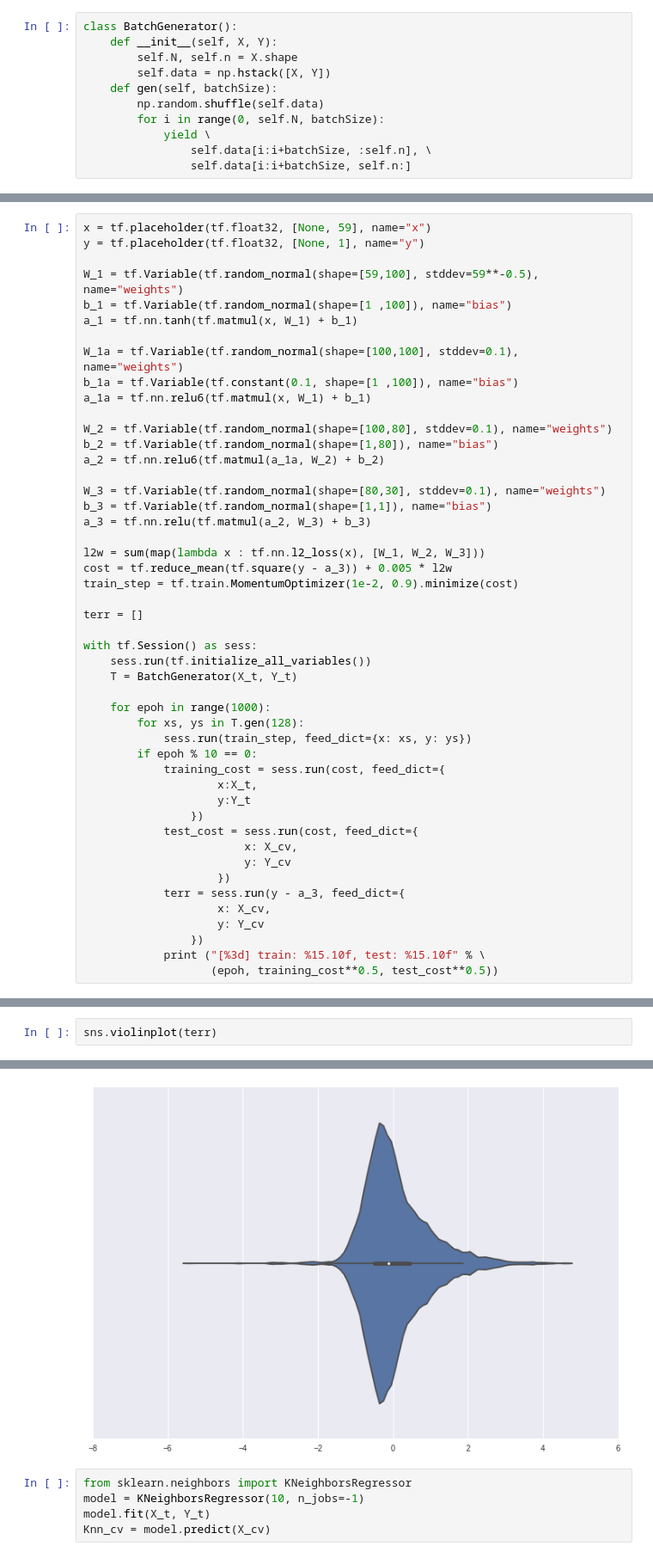
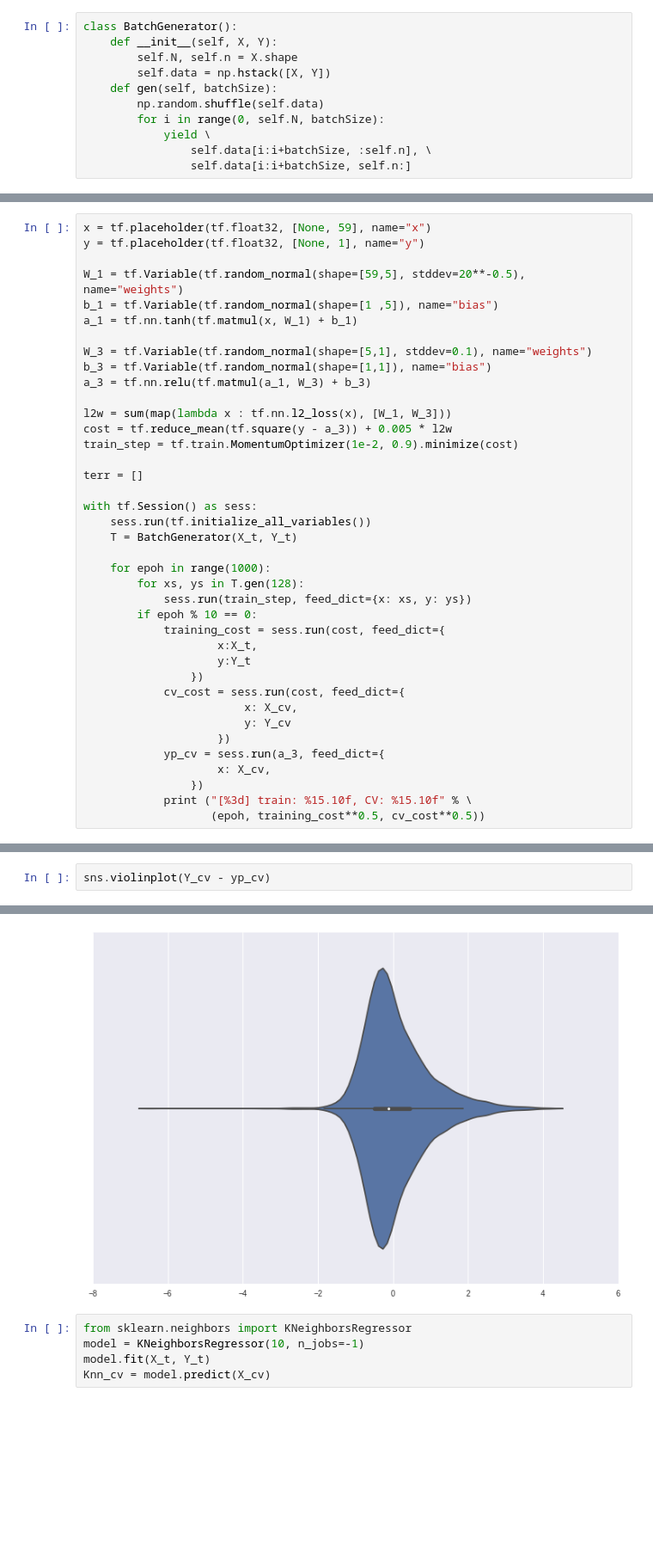
Before and after one commit to nmiculinic/IART-practical, a Jupyter notebook: NN running.ipynb, the cells around one changed output, grey strips where cells are left out. Shown: that part at 86% size. Cells and saved outputs as stored; diff of their text form; blank space fills up the shorter version.

```diff
--- a/NN running.ipynb
+++ b/NN running.ipynb
@@ -66,23 +54,15 @@ for x, y in G.gen(5):
 x = tf.placeholder(tf.float32, [None, 59], name="x")
 y = tf.placeholder(tf.float32, [None, 1], name="y")
 
-W_1 = tf.Variable(tf.random_normal(shape=[59,100], stddev=59**-0.5), name="weights")
-b_1 = tf.Variable(tf.random_normal(shape=[1 ,100]), name="bias")
+W_1 = tf.Variable(tf.random_normal(shape=[59,5], stddev=20**-0.5), name="weights")
+b_1 = tf.Variable(tf.random_normal(shape=[1 ,5]), name="bias")
 a_1 = tf.nn.tanh(tf.matmul(x, W_1) + b_1)
 
-W_1a = tf.Variable(tf.random_normal(shape=[100,100], stddev=0.1), name="weights")
-b_1a = tf.Variable(tf.constant(0.1, shape=[1 ,100]), name="bias")
-a_1a = tf.nn.relu6(tf.matmul(x, W_1) + b_1)
+W_3 = tf.Variable(tf.random_normal(shape=[5,1], stddev=0.1), name="weights")
+b_3 = tf.Variable(tf.random_normal(shape=[1,1]), name="bias")
+a_3 = tf.nn.relu(tf.matmul(a_1, W_3) + b_3)
 
-W_2 = tf.Variable(tf.random_normal(shape=[100,80], stddev=0.1), name="weights")
-b_2 = tf.Variable(tf.random_normal(shape=[1,80]), name="bias")
-a_2 = tf.nn.relu6(tf.matmul(a_1a, W_2) + b_2)
-
-W_3 = tf.Variable(tf.random_normal(shape=[80,30], stddev=0.1), name="weights")
-b_3 = tf.Variable(tf.random_normal(shape=[1,1]), name="bias")
-a_3 = tf.nn.relu(tf.matmul(a_2, W_3) + b_3)
-
-l2w = sum(map(lambda x : tf.nn.l2_loss(x), [W_1, W_2, W_3]))
+l2w = sum(map(lambda x : tf.nn.l2_loss(x), [W_1, W_3]))
 cost = tf.reduce_mean(tf.square(y - a_3)) + 0.005 * l2w
 train_step = tf.train.MomentumOptimizer(1e-2, 0.9).minimize(cost)
 
@@ -100,14 +80,13 @@ with tf.Session() as sess:
                     x:X_t,
                     y:Y_t
                 })
-            test_cost = sess.run(cost, feed_dict={
+            cv_cost = sess.run(cost, feed_dict={
                         x: X_cv,
                         y: Y_cv
                     })
-            terr = sess.run(y - a_3, feed_dict={
+            yp_cv = sess.run(a_3, feed_dict={
                     x: X_cv,
-                    y: Y_cv
                 })
-            print ("[%3d] train: %15.10f, test: %15.10f" % \
-                   (epoh, training_cost**0.5, test_cost**0.5))
+            print ("[%3d] train: %15.10f, CV: %15.10f" % \
+                   (epoh, training_cost**0.5, cv_cost**0.5))
 # %% [output]
@@ -119,9 +110,9 @@ with tf.Session() as sess:
 KeyboardInterrupt:
 # %%
-sns.violinplot(terr)
+sns.violinplot(Y_cv - yp_cv)
 # %% [output]
 <matplotlib.axes._subplots.AxesSubplot at 0x...>
-[figure, old version]
+[figure, new version]
 # %%
 from sklearn.neighbors import KNeighborsRegressor
 model = KNeighborsRegressor(10, n_jobs=-1)
```
Also changed, not shown: parts of 6 cells of this notebook, 9 other files.
